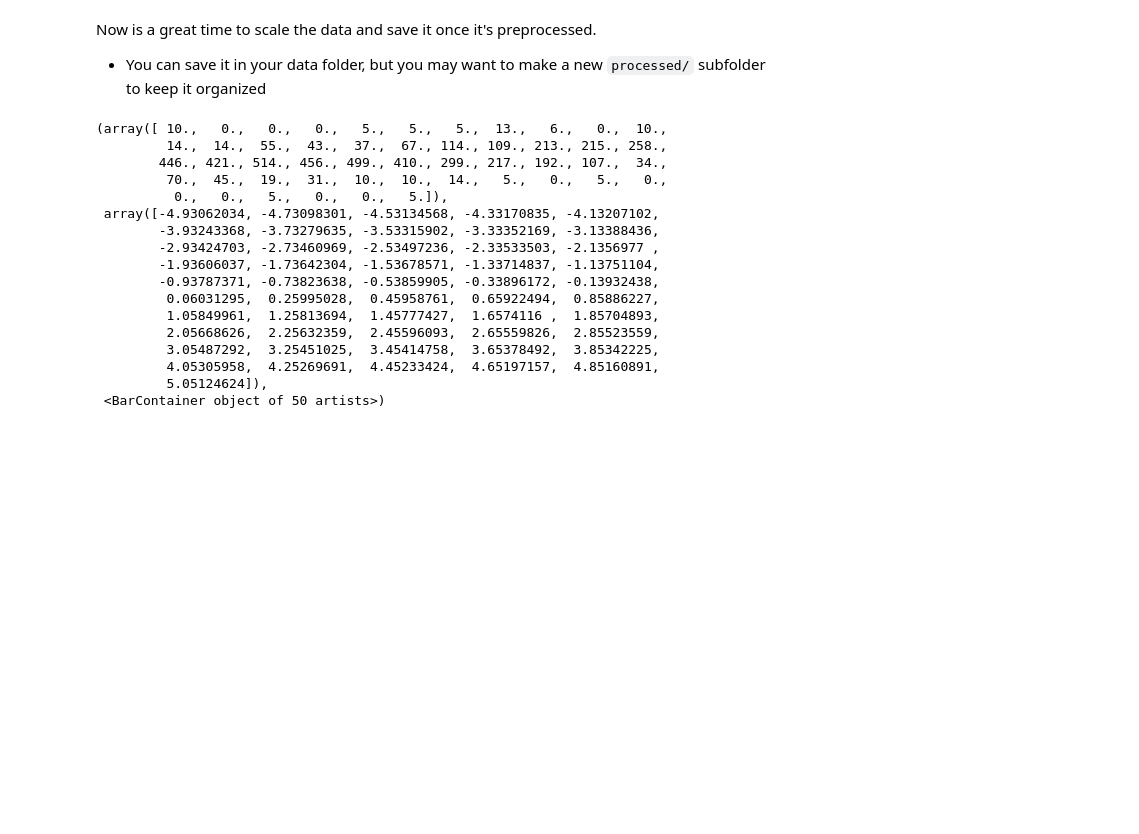
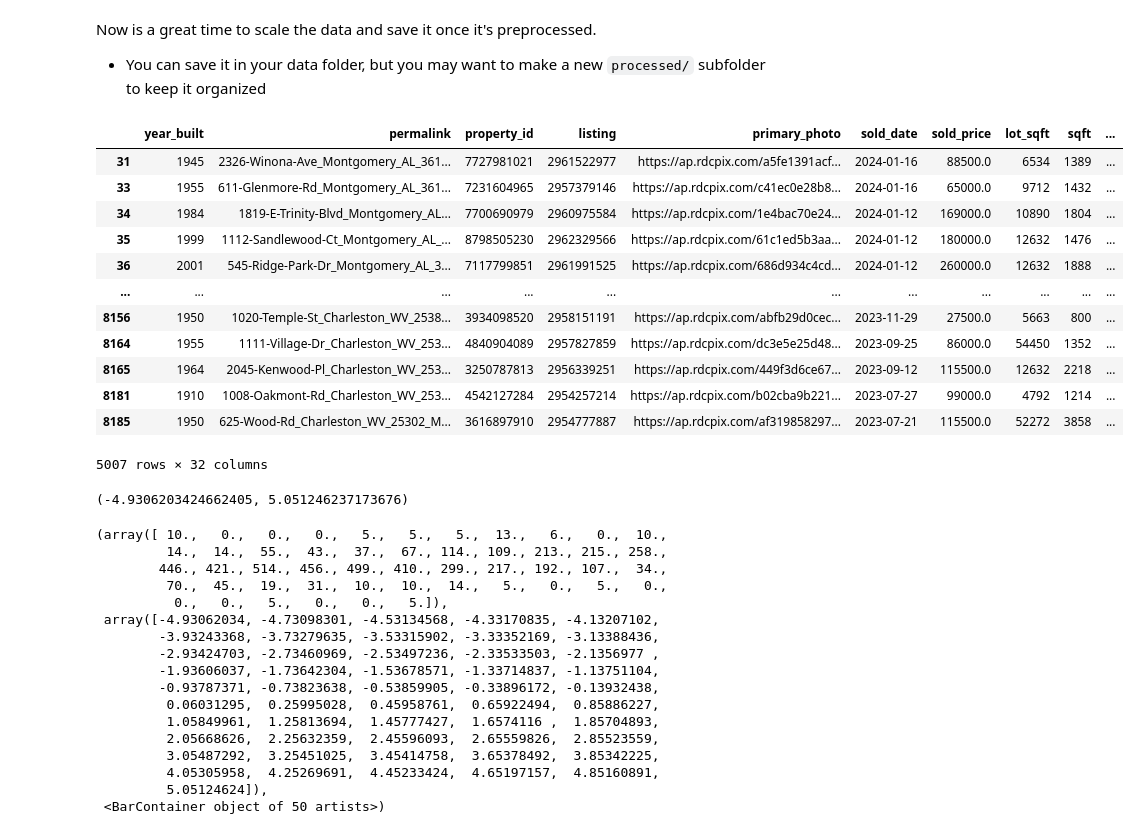
Before and after one commit to mahikajain20/Data-Project-Supervised-Learning, a Jupyter notebook: notebooks/1 - EDA.ipynb, the cells around one changed output. Saved outputs shown, nothing was run; the diff lists cells and outputs as text; code cells hidden in the pictures; blank space fills up the shorter version.

```diff
--- a/notebooks/1 - EDA.ipynb
+++ b/notebooks/1 - EDA.ipynb
@@ -506,9 +518,31 @@ plt.show()
 # %% [markdown]
 Now is a great time to scale the data and save it once it's preprocessed.
 - You can save it in your data folder, but you may want to make a new `processed/` subfolder to keep it organized
+# %%
+data_rel_transform = data_rel.copy()
 # %%
-data_log_transformed = np.log1p(data_rel['sold_price'])
-scaler = StandardScaler()
-data_scaled = scaler.fit_transform(data_log_transformed.values.reshape(-1, 1))
+#df['new_col'] = df['original_col'].some_calculation()
+data_rel_transform['sold_price_scaled'] = scaler.fit_transform(np.log1p(data_rel['sold_price']).values.reshape(-1, 1))
+# %%
+data_rel_transform
+# %% [output]
+|  | year_built | permalink | property_id | listing | primary_photo | sold_date | sold_price | lot_sqft | sqft | ... |
+| 31 | 1945 | 2326-Winona-Ave_Montgomery_AL_361... | 7727981021 | 2961522977 | https://ap.rdcpix.com/a5fe1391acf... | 2024-01-16 | 88500.0 | 6534 | 1389 | ... |
+| 33 | 1955 | 611-Glenmore-Rd_Montgomery_AL_361... | 7231604965 | 2957379146 | https://ap.rdcpix.com/c41ec0e28b8... | 2024-01-16 | 65000.0 | 9712 | 1432 | ... |
+| 34 | 1984 | 1819-E-Trinity-Blvd_Montgomery_AL... | 7700690979 | 2960975584 | https://ap.rdcpix.com/1e4bac70e24... | 2024-01-12 | 169000.0 | 10890 | 1804 | ... |
+| 35 | 1999 | 1112-Sandlewood-Ct_Montgomery_AL_... | 8798505230 | 2962329566 | https://ap.rdcpix.com/61c1ed5b3aa... | 2024-01-12 | 180000.0 | 12632 | 1476 | ... |
+| 36 | 2001 | 545-Ridge-Park-Dr_Montgomery_AL_3... | 7117799851 | 2961991525 | https://ap.rdcpix.com/686d934c4cd... | 2024-01-12 | 260000.0 | 12632 | 1888 | ... |
+| ... | ... | ... | ... | ... | ... | ... | ... | ... | ... | ... |
+| 8156 | 1950 | 1020-Temple-St_Charleston_WV_2538... | 3934098520 | 2958151191 | https://ap.rdcpix.com/abfb29d0cec... | 2023-11-29 | 27500.0 | 5663 | 800 | ... |
+| 8164 | 1955 | 1111-Village-Dr_Charleston_WV_253... | 4840904089 | 2957827859 | https://ap.rdcpix.com/dc3e5e25d48... | 2023-09-25 | 86000.0 | 54450 | 1352 | ... |
+| 8165 | 1964 | 2045-Kenwood-Pl_Charleston_WV_253... | 3250787813 | 2956339251 | https://ap.rdcpix.com/449f3d6ce67... | 2023-09-12 | 115500.0 | 12632 | 2218 | ... |
+| 8181 | 1910 | 1008-Oakmont-Rd_Charleston_WV_253... | 4542127284 | 2954257214 | https://ap.rdcpix.com/b02cba9b221... | 2023-07-27 | 99000.0 | 4792 | 1214 | ... |
+| 8185 | 1950 | 625-Wood-Rd_Charleston_WV_25302_M... | 3616897910 | 2954777887 | https://ap.rdcpix.com/af319858297... | 2023-07-21 | 115500.0 | 52272 | 3858 | ... |
+5007 rows × 32 columns
+# %%
+#Check new transformed column range
+data_rel_transform['sold_price_scaled'].min(), data_rel_transform['sold_price_scaled'].max()
+# %% [output]
+(-4.9306203424662405, 5.051246237173676)
 # %%
 #Check the distribution
```
Also changed, not shown: parts of 5 cells of this notebook, 15 other files.
